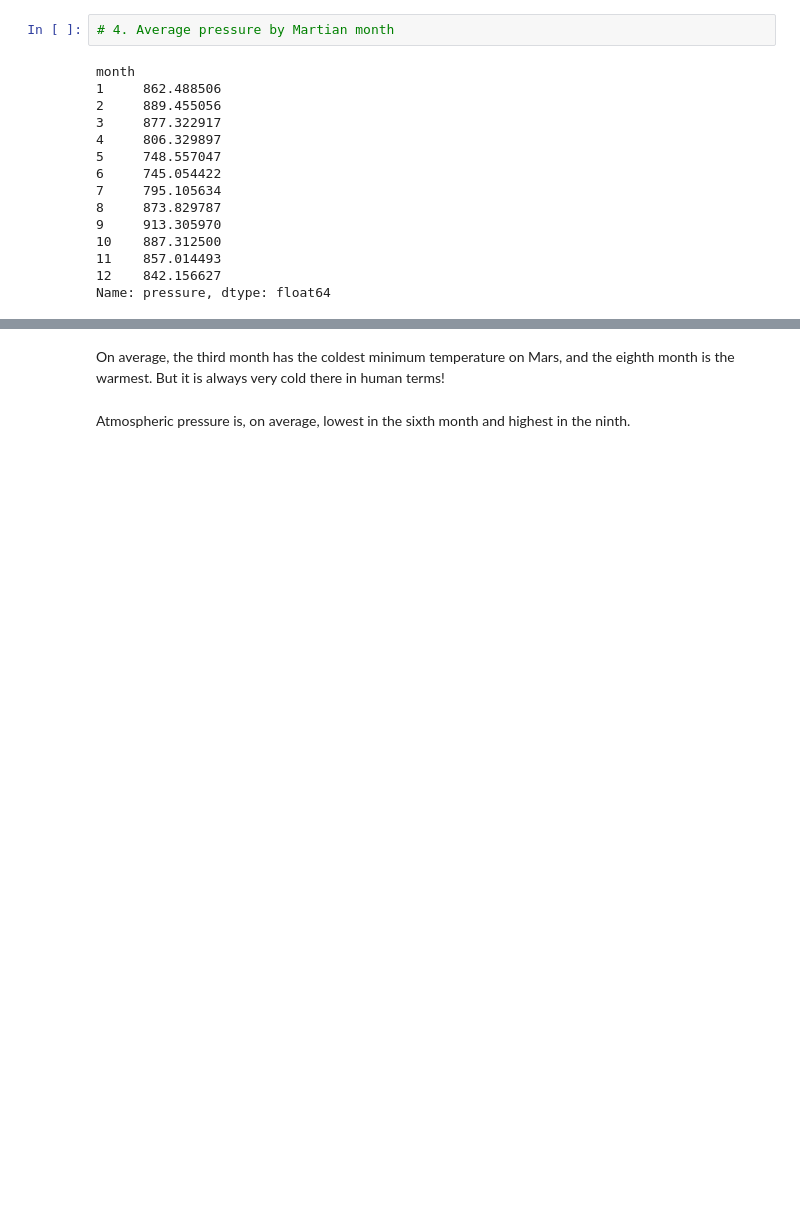
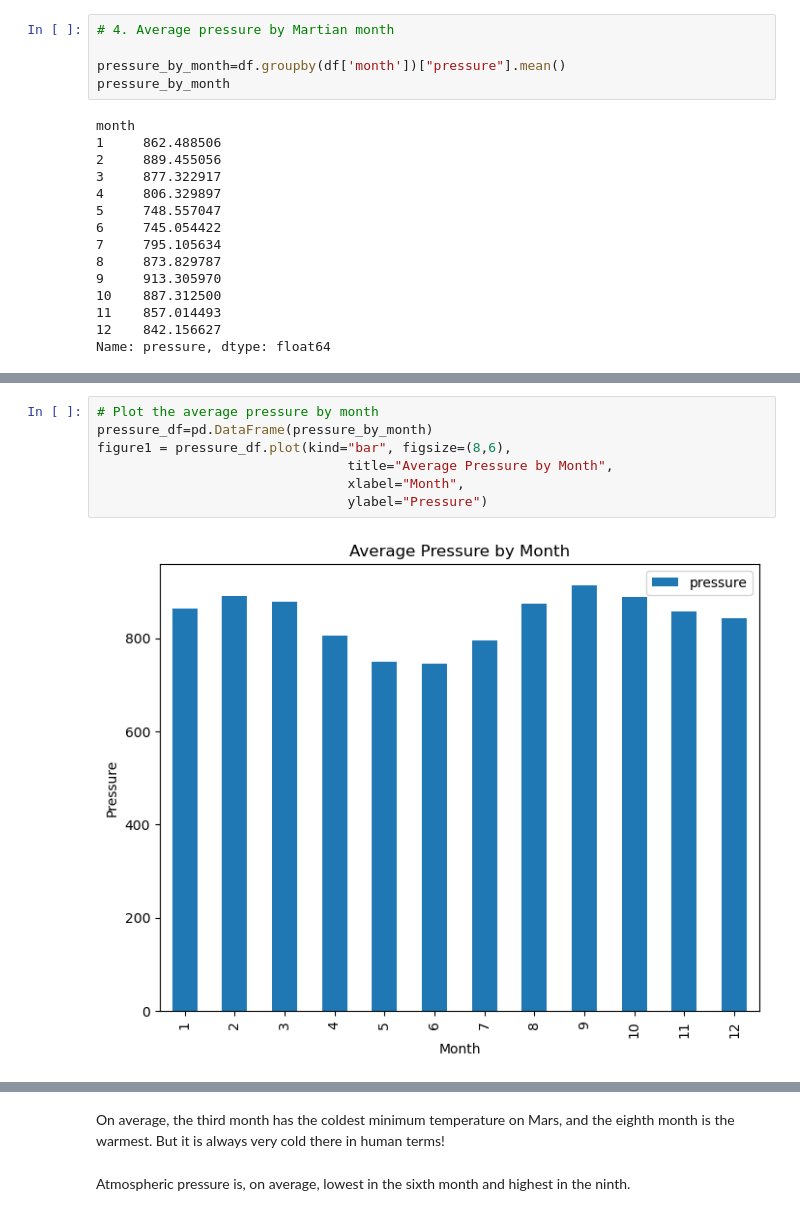
Before and after one commit to sporretta/html-challenge, a Jupyter notebook: part_2_mars_weather.ipynb, the cells around one changed output, grey strips where cells are left out. Saved outputs shown, nothing was run; the diff lists cells and outputs as text; blank space fills up the shorter version.

```diff
--- a/part_2_mars_weather.ipynb
+++ b/part_2_mars_weather.ipynb
@@ -185,5 +222,8 @@ Name: min_temp, dtype: float64
 # %%
 # 4. Average pressure by Martian month
+
+pressure_by_month=df.groupby(df['month'])["pressure"].mean()
+pressure_by_month
 # %% [output]
 month
 1     862.488506
@@ -206,2 +242,11 @@ Name: pressure, dtype: float64
+# %%
+# Plot the average pressure by month
+pressure_df=pd.DataFrame(pressure_by_month)
+figure1 = pressure_df.plot(kind="bar", figsize=(8,6),
+                                title="Average Pressure by Month",
+                                xlabel="Month",
+                                ylabel="Pressure")
+# %% [output]
+[figure, added]
 # %%
 # 5. How many terrestrial (earth) days are there in a Martian year?
```
Also changed, not shown: parts of 18 cells of this notebook.
